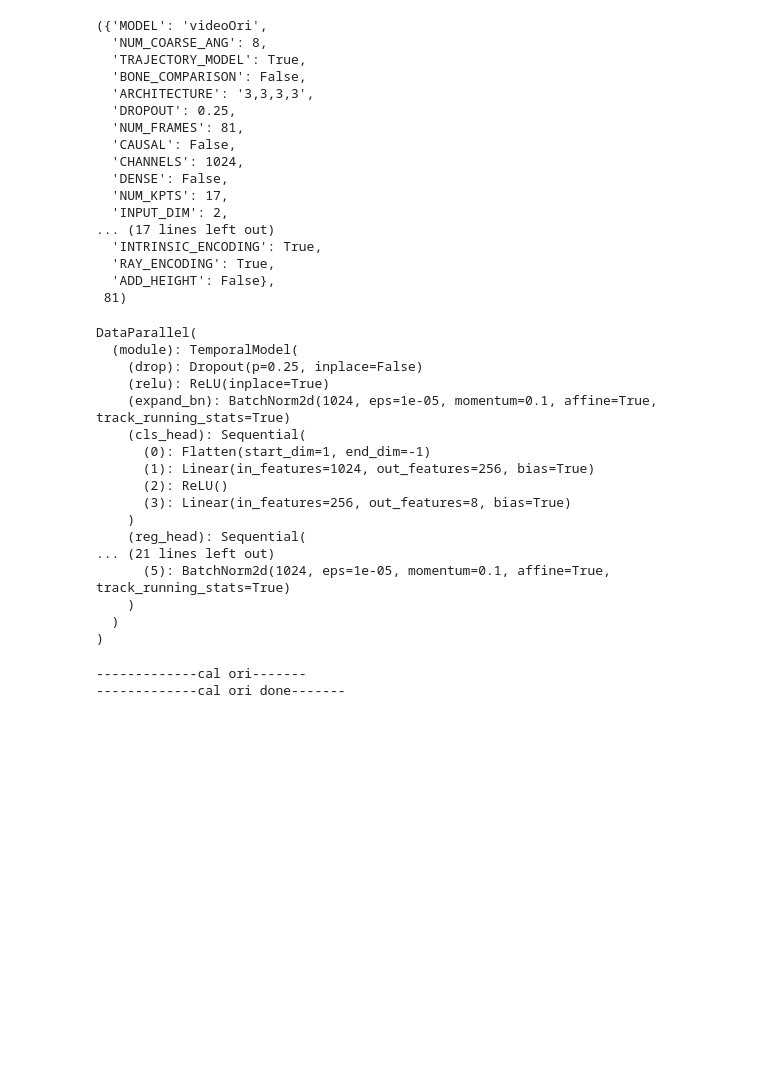
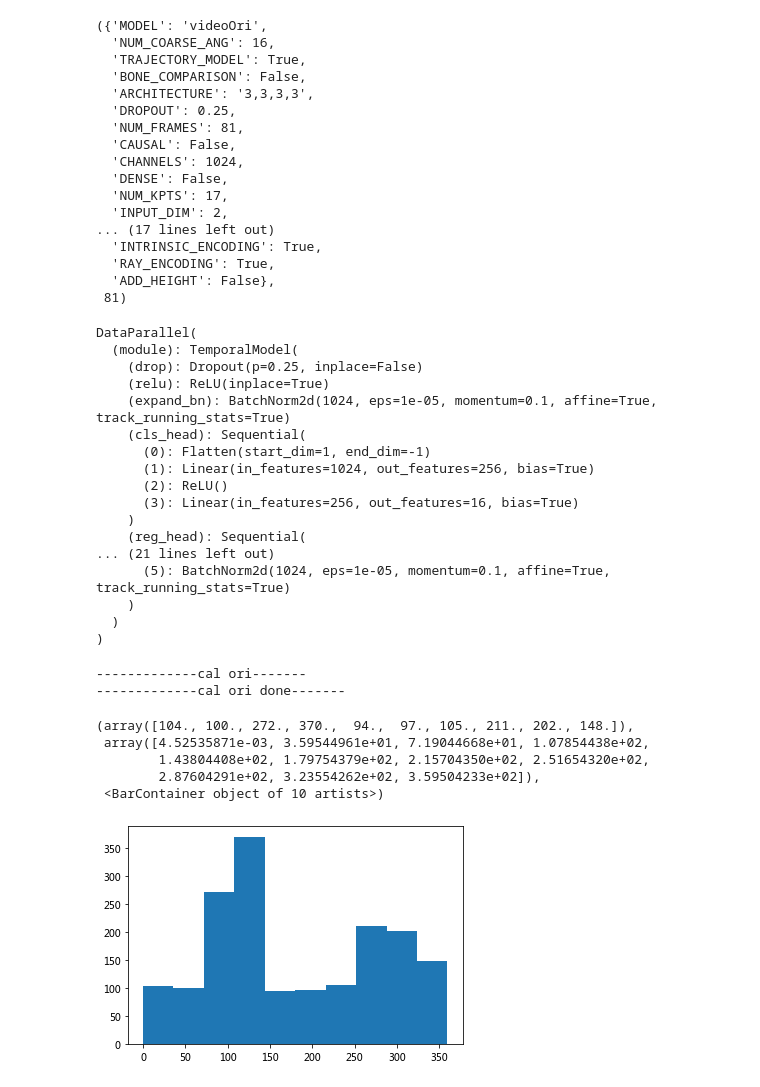
Before and after one commit to Sologala/Ray3D, a Jupyter notebook: test_model.ipynb, the cells around one changed output. Cells and saved outputs as stored; diff of their text form; code cells hidden in the pictures; blank space fills up the shorter version.

```diff
--- a/test_model.ipynb
+++ b/test_model.ipynb
@@ -18,8 +19,10 @@ from lib.visualization.utils import *
 # %%
-exp_path = "/home/wen/ws/ray3d/Ray3D/checkpoint/VIDEOPOSE_h36m_videoOri_FRAME81_LR0.0005_EPOCH256_BATCH256_May_21_2025_00_07_39"
+
+exp_path = "/home/wen/ws/ray3d/Ray3D/checkpoint/VIDEOPOSE_h36m_videoOri_FRAME81_LR0.001_EPOCH256_BATCH256_May_24_2025_00_35_40"
 model_cfg_json_path = os.path.join(exp_path, "configs", "model_config.json")
 dataset_cfg_json_path = os.path.join(exp_path, "configs", "data_config.json")
-ckpt_path = os.path.join(exp_path, "epoch_8.bin")
+#ckpt_path = os.path.join(exp_path, "best_epoch.bin")
+ckpt_path = os.path.join(exp_path, "best_epoch.bin")
 # %%
 model_cfg, data_cfg = {},{}
 with open(model_cfg_json_path, 'r') as f, open (dataset_cfg_json_path, 'r') as f1:
@@ -30,7 +33,7 @@ pad = (receptive_field - 1) // 2  # Padding on each sid
 model_cfg, data_cfg, receptive_field
 # %% [output]
 ({'MODEL': 'videoOri',
-  'NUM_COARSE_ANG': 8,
+  'NUM_COARSE_ANG': 16,
   'TRAJECTORY_MODEL': True,
   'BONE_COMPARISON': False,
   'ARCHITECTURE': '3,3,3,3',
@@ -64,7 +67,7 @@ DataParallel(
       (0): Flatten(start_dim=1, end_dim=-1)
       (1): Linear(in_features=1024, out_features=256, bias=True)
       (2): ReLU()
-      (3): Linear(in_features=256, out_features=8, bias=True)
+      (3): Linear(in_features=256, out_features=16, bias=True)
     )
     (reg_head): Sequential(
 ... (21 lines left out)
@@ -85,6 +88,16 @@ joints_left, joints_right = pose_data.get_3d_joints()
 # %% [output]
 -------------cal ori-------
 -------------cal ori done-------
+# %%
+# statistics of ori
+plt.hist(poses_valid_ori[0])
+# %% [output]
+(array([104., 100., 272., 370.,  94.,  97., 105., 211., 202., 148.]),
+ array([4.52535871e-03, 3.59544961e+01, 7.19044668e+01, 1.07854438e+02,
+        1.43804408e+02, 1.79754379e+02, 2.15704350e+02, 2.51654320e+02,
+        2.87604291e+02, 3.23554262e+02, 3.59504233e+02]),
+ <BarContainer object of 10 artists>)
+[figure, added]
 # %%
 
 test_generator = ChunkedGenerator(
```
Also changed, not shown: parts of 6 cells of this notebook, 5 other files.
